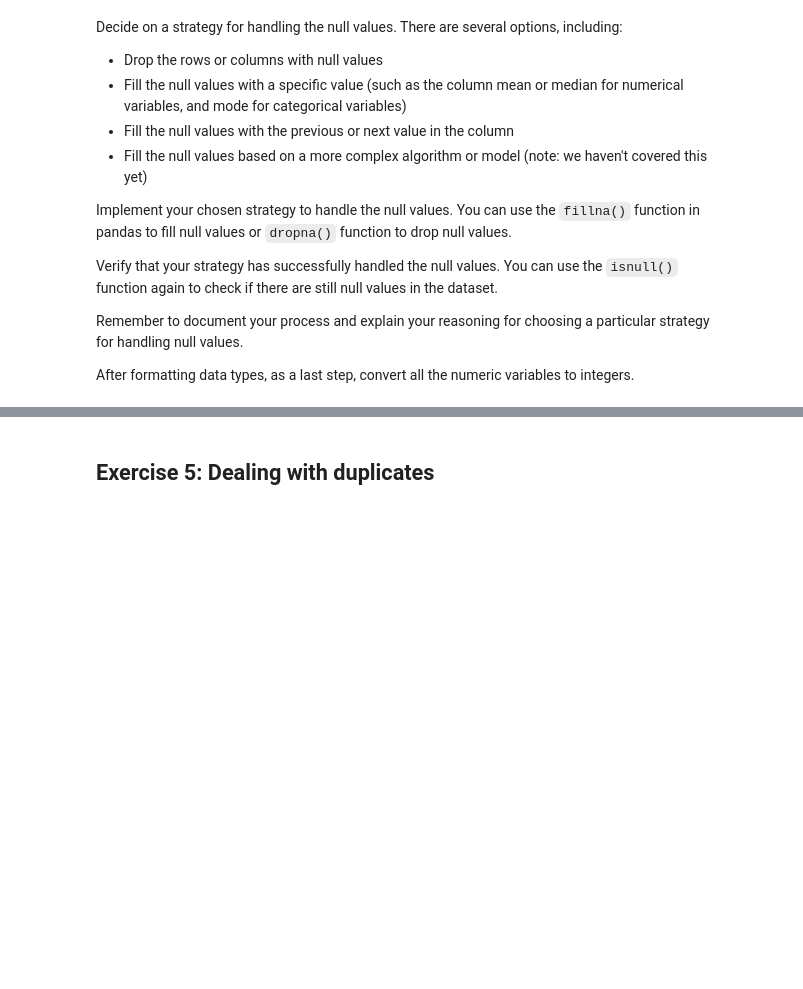
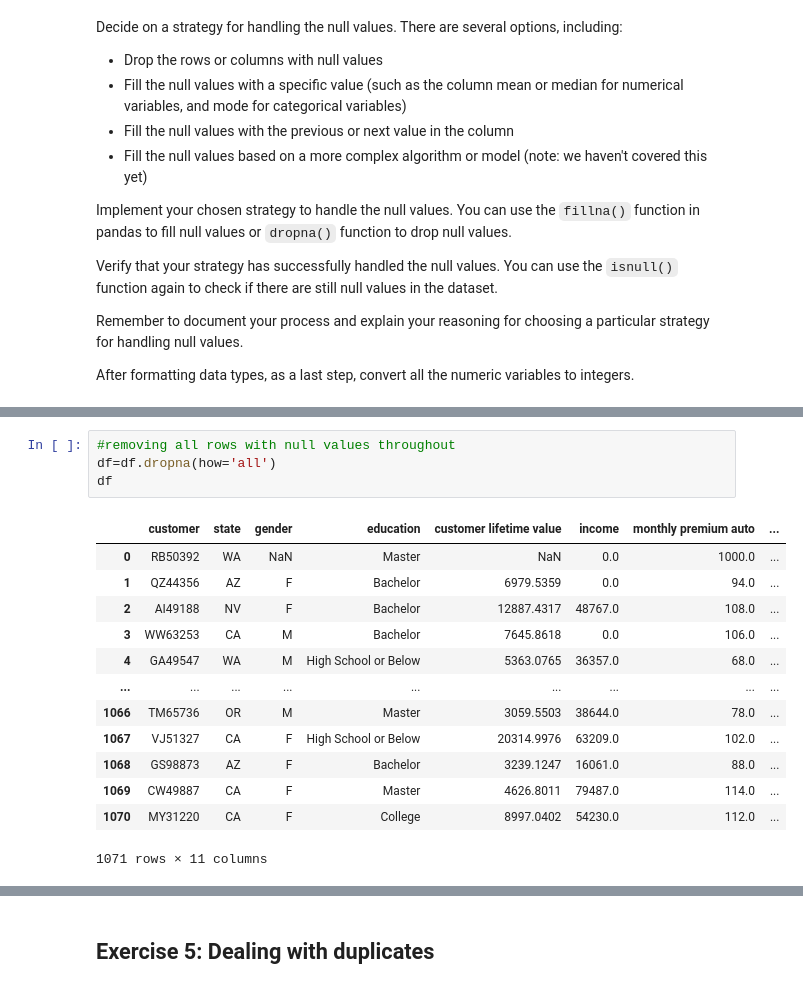
Before and after one commit to DarceeAnne/lab-dw-data-cleaning-and-formatting, a Jupyter notebook: lab-dw-data-cleaning-and-formatting.ipynb, the cells around one changed output, grey strips where cells are left out. Drawn from its saved outputs; the diff is of its cells as text; blank space fills up the shorter version.

```diff
--- a/lab-dw-data-cleaning-and-formatting.ipynb
+++ b/lab-dw-data-cleaning-and-formatting.ipynb
@@ -275,0 +291,18 @@ After formatting data types, as a last step, convert all the numeric variables t
+# %%
+#removing all rows with null values throughout
+df=df.dropna(how='all')
+df
+# %% [output]
+|  | customer | state | gender | education | customer lifetime value | income | monthly premium auto | ... |
+| 0 | RB50392 | WA | NaN | Master | NaN | 0.0 | 1000.0 | ... |
+| 1 | QZ44356 | AZ | F | Bachelor | 6979.5359 | 0.0 | 94.0 | ... |
+| 2 | AI49188 | NV | F | Bachelor | 12887.4317 | 48767.0 | 108.0 | ... |
+| 3 | WW63253 | CA | M | Bachelor | 7645.8618 | 0.0 | 106.0 | ... |
+| 4 | GA49547 | WA | M | High School or Below | 5363.0765 | 36357.0 | 68.0 | ... |
+| ... | ... | ... | ... | ... | ... | ... | ... | ... |
+| 1066 | TM65736 | OR | M | Master | 3059.5503 | 38644.0 | 78.0 | ... |
+| 1067 | VJ51327 | CA | F | High School or Below | 20314.9976 | 63209.0 | 102.0 | ... |
+| 1068 | GS98873 | AZ | F | Bachelor | 3239.1247 | 16061.0 | 88.0 | ... |
+| 1069 | CW49887 | CA | F | Master | 4626.8011 | 79487.0 | 114.0 | ... |
+| 1070 | MY31220 | CA | F | College | 8997.0402 | 54230.0 | 112.0 | ... |
+1071 rows × 11 columns
```
Also changed, not shown: parts of 13 cells of this notebook, 1 other file.
